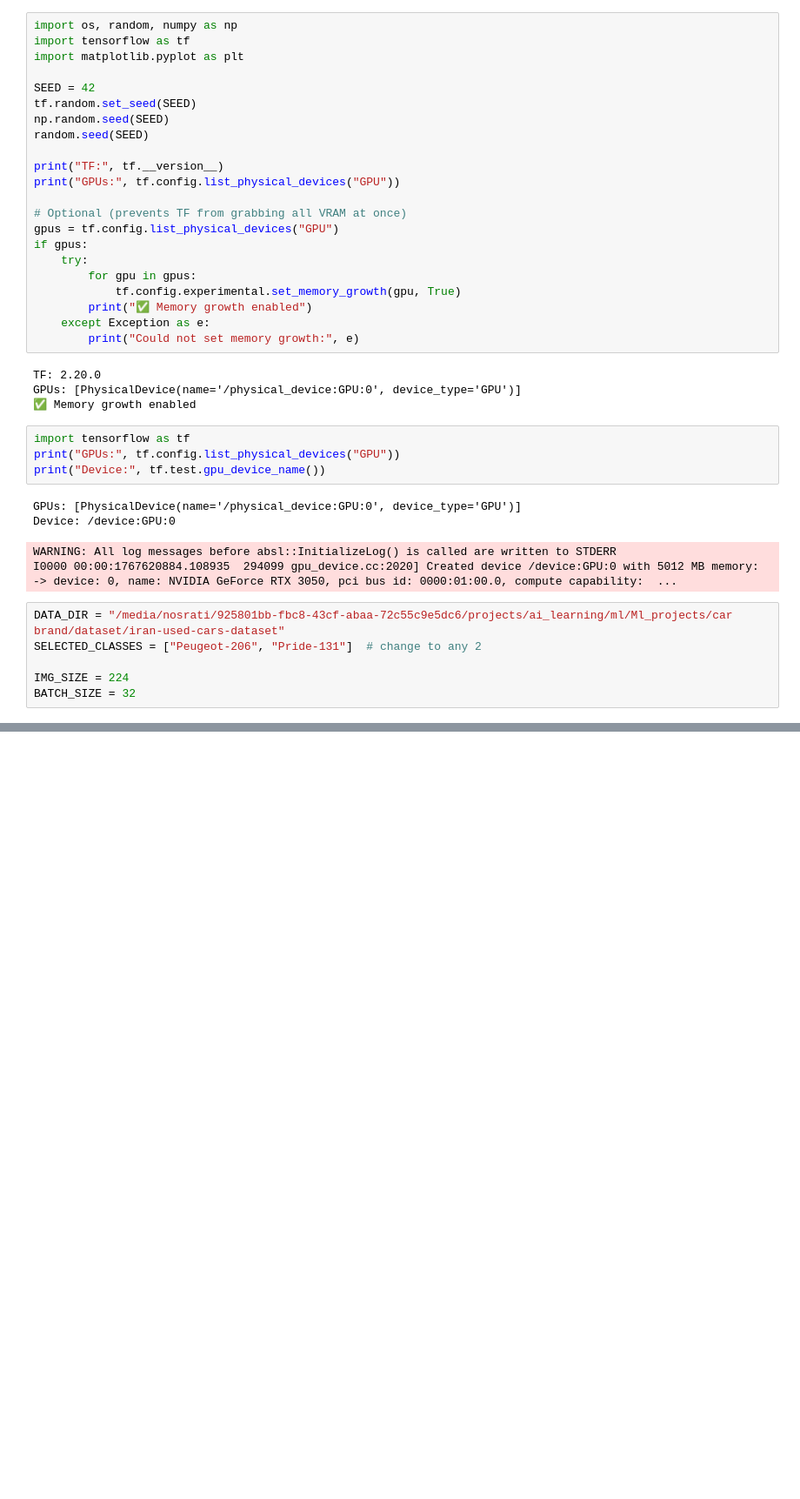
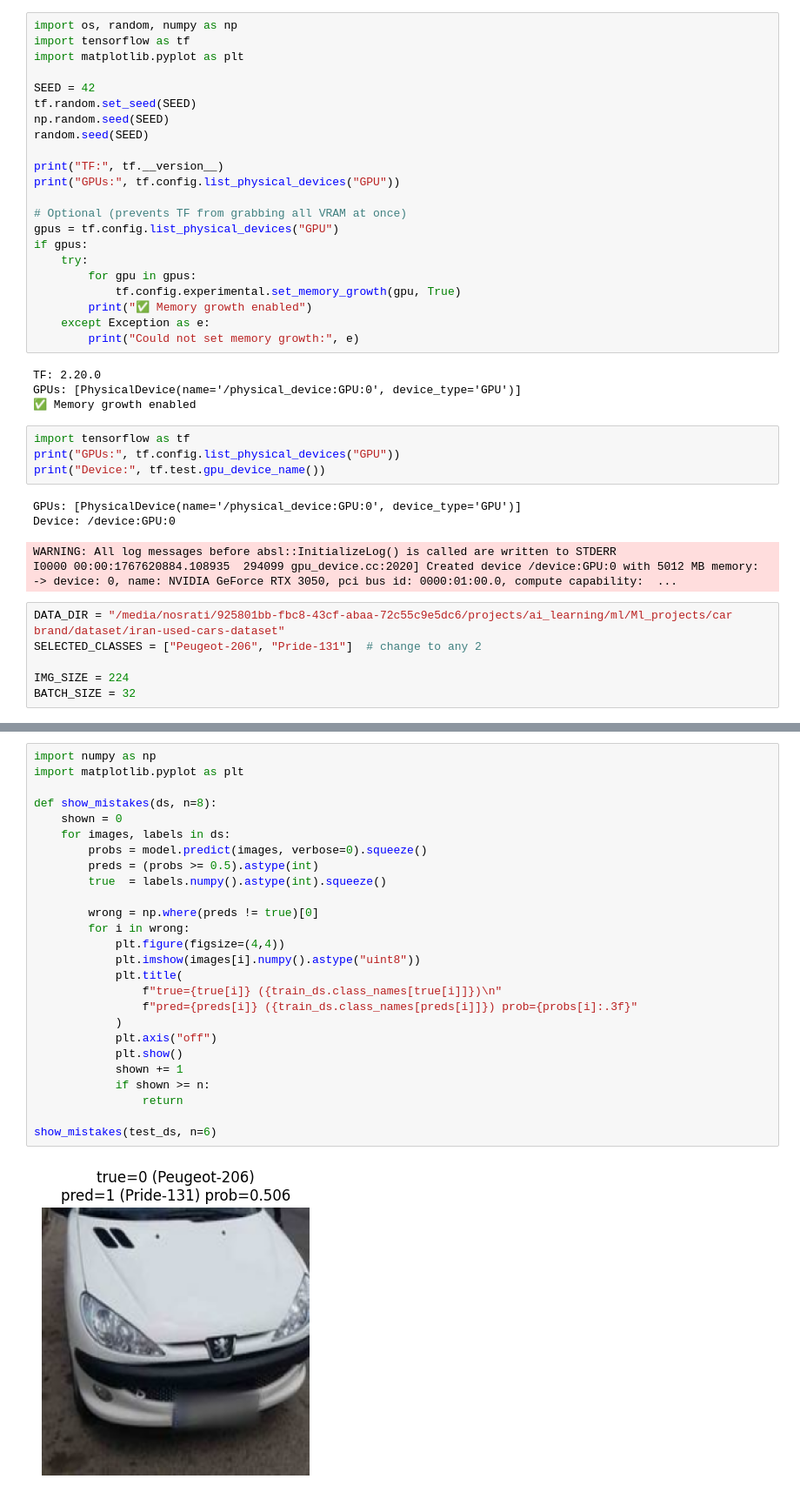
Before and after one commit to mmnsrti/ai_learning, a Jupyter notebook: ml/Ml_projects/car brand/cnn.ipynb, the cells around one changed output, grey strips where cells are left out. Shown at 87% size. Drawn from its saved outputs; the diff is of its cells as text; blank space fills up the shorter version.

```diff
--- a/ml/Ml_projects/car brand/cnn.ipynb
+++ b/ml/Ml_projects/car brand/cnn.ipynb
@@ -72,0 +258,28 @@ Class order (0/1): ['Peugeot-206', 'Pride-131']
+# %%
+import numpy as np
+import matplotlib.pyplot as plt
+
+def show_mistakes(ds, n=8):
+    shown = 0
+    for images, labels in ds:
+        probs = model.predict(images, verbose=0).squeeze()
+        preds = (probs >= 0.5).astype(int)
+        true  = labels.numpy().astype(int).squeeze()
+
+        wrong = np.where(preds != true)[0]
+        for i in wrong:
+            plt.figure(figsize=(4,4))
+            plt.imshow(images[i].numpy().astype("uint8"))
+            plt.title(
+                f"true={true[i]} ({train_ds.class_names[true[i]]})\n"
+                f"pred={preds[i]} ({train_ds.class_names[preds[i]]}) prob={probs[i]:.3f}"
+            )
+            plt.axis("off")
+            plt.show()
+            shown += 1
+            if shown >= n:
+                return
+
+show_mistakes(test_ds, n=6)
+# %% [output]
+[figure, added]
```
Also changed, not shown: parts of 9 cells of this notebook.
